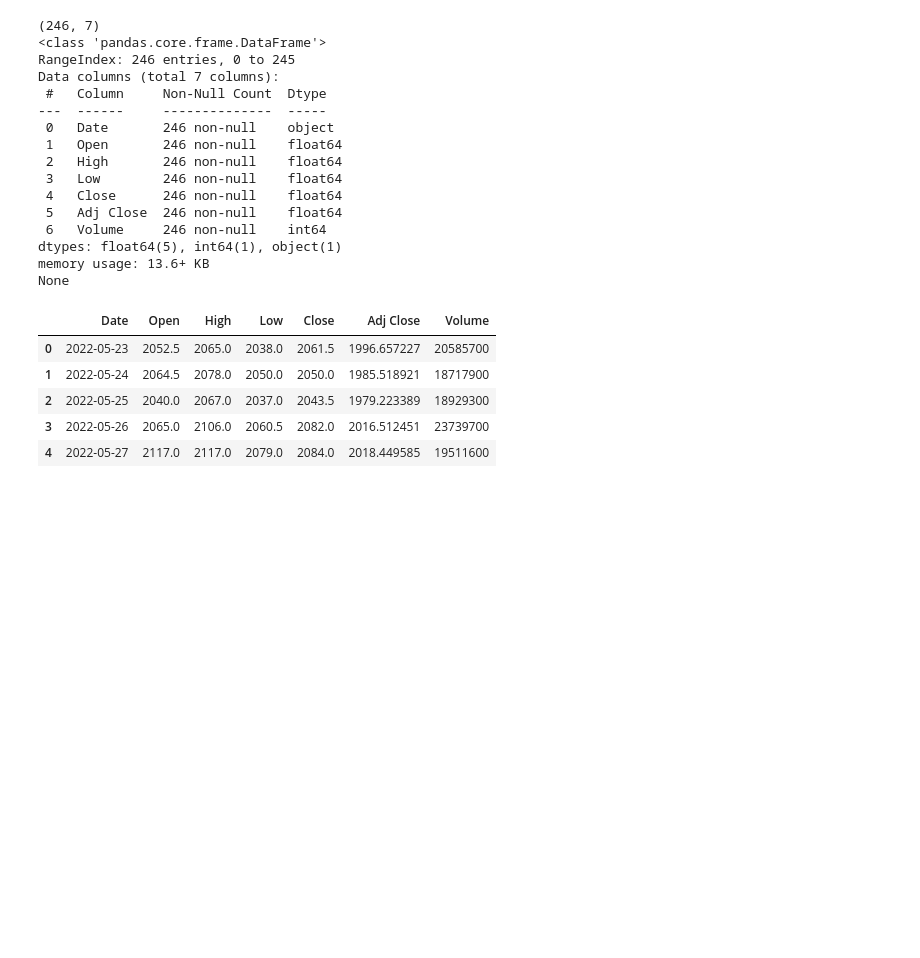
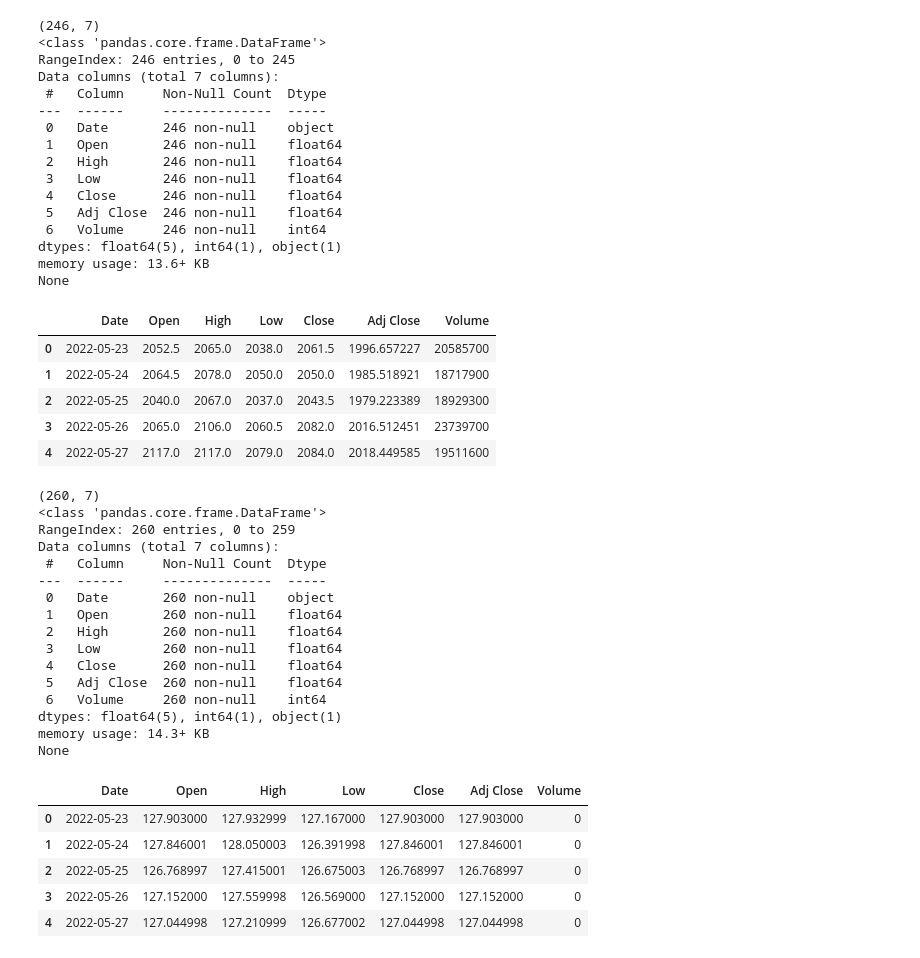
Before and after one commit to Yuji181181/ML_learning, a Jupyter notebook: CS3-final/7-e/7-1.ipynb, the cells around one changed output. Saved outputs shown, nothing was run; the diff lists cells and outputs as text; code cells hidden in the pictures; blank space fills up the shorter version.

```diff
--- a/CS3-final/7-e/7-1.ipynb
+++ b/CS3-final/7-e/7-1.ipynb
@@ -34,0 +37,27 @@ None
+# %%
+print(df_usd.shape)
+print(df_usd.info())
+display(df_usd.head())
+# %% [output]
+(260, 7)
+<class 'pandas.core.frame.DataFrame'>
+RangeIndex: 260 entries, 0 to 259
+Data columns (total 7 columns):
+ #   Column     Non-Null Count  Dtype
+---  ------     --------------  -----
+ 0   Date       260 non-null    object
+ 1   Open       260 non-null    float64
+ 2   High       260 non-null    float64
+ 3   Low        260 non-null    float64
+ 4   Close      260 non-null    float64
+ 5   Adj Close  260 non-null    float64
+ 6   Volume     260 non-null    int64
+dtypes: float64(5), int64(1), object(1)
+memory usage: 14.3+ KB
+None
+|  | Date | Open | High | Low | Close | Adj Close | Volume |
+| 0 | 2022-05-23 | 127.903000 | 127.932999 | 127.167000 | 127.903000 | 127.903000 | 0 |
+| 1 | 2022-05-24 | 127.846001 | 128.050003 | 126.391998 | 127.846001 | 127.846001 | 0 |
+| 2 | 2022-05-25 | 126.768997 | 127.415001 | 126.675003 | 126.768997 | 126.768997 | 0 |
+| 3 | 2022-05-26 | 127.152000 | 127.559998 | 126.569000 | 127.152000 | 127.152000 | 0 |
+| 4 | 2022-05-27 | 127.044998 | 127.210999 | 126.677002 | 127.044998 | 127.044998 | 0 |
```
Also changed, not shown: parts of 6 cells of this notebook, 1 other file.
